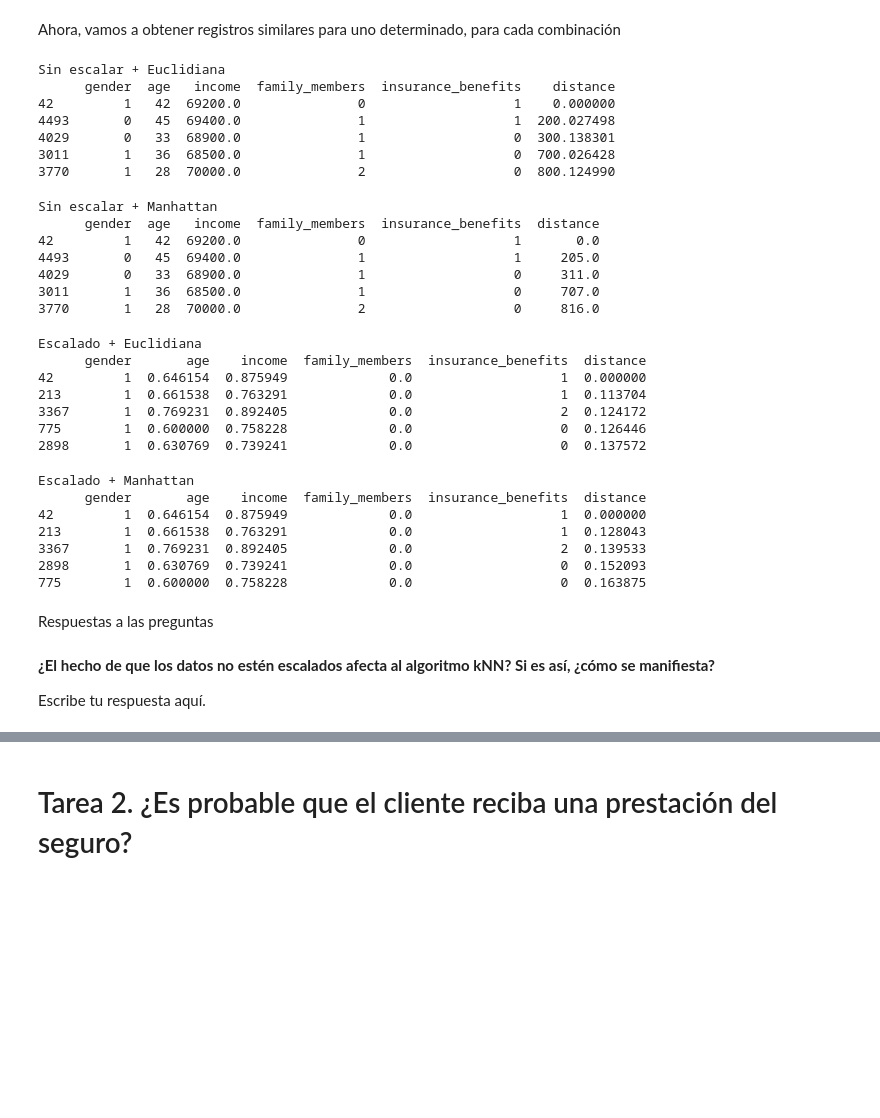
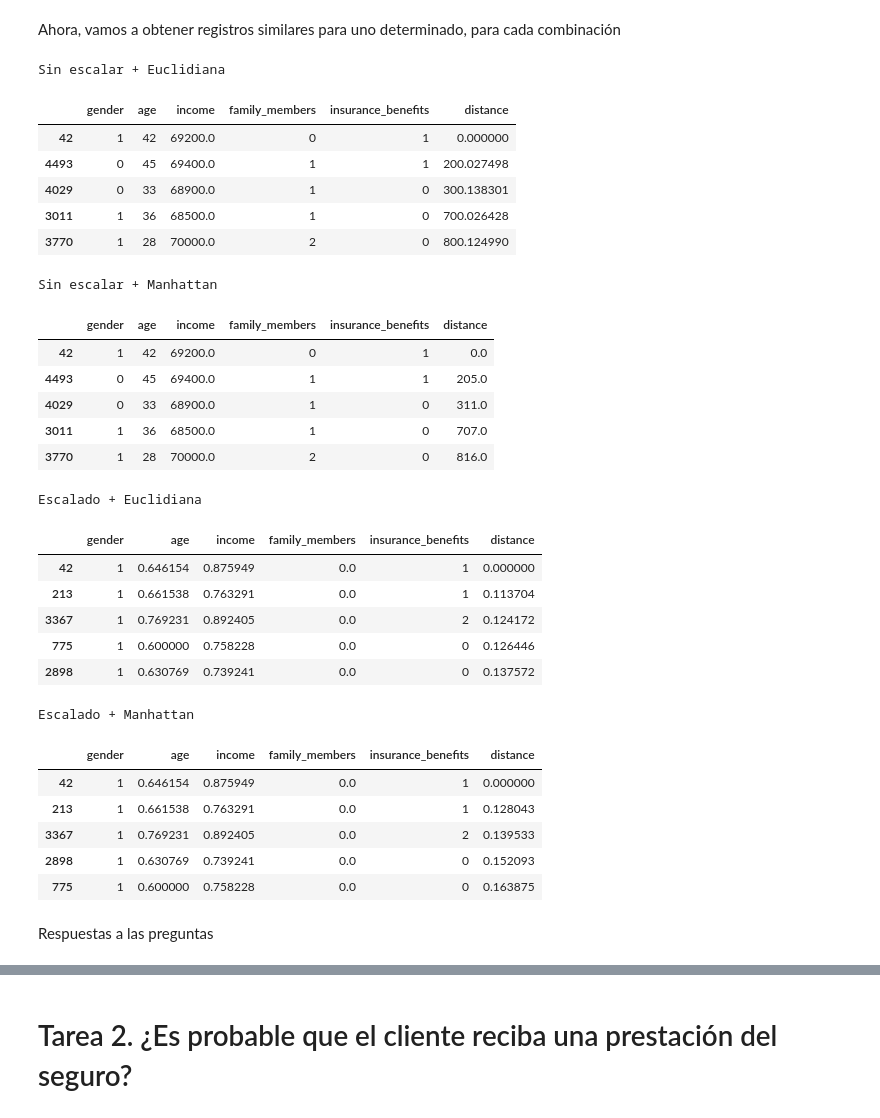
Before and after one commit to LudwinLeon24/data-science-portfolio, a Jupyter notebook: Bootcamp/Project-13/Project-13.ipynb, the cells around one changed output, grey strips where cells are left out. Cells and saved outputs as stored; diff of their text form; code cells hidden in the pictures; blank space fills up the shorter version.

```diff
--- a/Bootcamp/Project-13/Project-13.ipynb
+++ b/Bootcamp/Project-13/Project-13.ipynb
@@ -171,7 +174,8 @@ def get_knn(df, n, k, metric):
     nbrs = NearestNeighbors(n_neighbors=k, metric=metric)
     nbrs.fit(df[feature_names])
 
-    nbrs_distances, nbrs_indices = nbrs.kneighbors([df.iloc[n][feature_names]], k, return_distance=True)
+    nbrs_distances, nbrs_indices = nbrs.kneighbors(df.loc[[n], feature_names], k, return_distance=True)
+
 
     df_res = pd.concat([
         df.iloc[nbrs_indices[0]],
@@ -202,57 +206,53 @@ Ahora, vamos a obtener registros similares para uno determinado, para cada combi
 # %%
 n = 42  # persona para la que quieres encontrar vecinos
 k = 5   # cuántos vecinos quieres
 
 # 1. Sin escalar + Euclidiana
 print("Sin escalar + Euclidiana")
-print(get_knn(df, n, k, 'euclidean'))
+display(get_knn(df, n, k, 'euclidean'))
 # %% [output]
 Sin escalar + Euclidiana
-      gender  age   income  family_members  insurance_benefits    distance
-42         1   42  69200.0               0                   1    0.000000
-4493       0   45  69400.0               1                   1  200.027498
-4029       0   33  68900.0               1                   0  300.138301
-3011       1   36  68500.0               1                   0  700.026428
-3770       1   28  70000.0               2                   0  800.124990
+|  | gender | age | income | family_members | insurance_benefits | distance |
+| 42 | 1 | 42 | 69200.0 | 0 | 1 | 0.000000 |
+| 4493 | 0 | 45 | 69400.0 | 1 | 1 | 200.027498 |
+| 4029 | 0 | 33 | 68900.0 | 1 | 0 | 300.138301 |
+| 3011 | 1 | 36 | 68500.0 | 1 | 0 | 700.026428 |
+| 3770 | 1 | 28 | 70000.0 | 2 | 0 | 800.124990 |
 # %%
 # 2. Sin escalar + Manhattan
 print("\nSin escalar + Manhattan")
-print(get_knn(df, n, k, 'manhattan'))
+display(get_knn(df, n, k, 'manhattan'))
 # %% [output]
 Sin escalar + Manhattan
-      gender  age   income  family_members  insurance_benefits  distance
-42         1   42  69200.0               0                   1       0.0
-4493       0   45  69400.0               1                   1     205.0
-4029       0   33  68900.0               1                   0     311.0
-3011       1   36  68500.0               1                   0     707.0
-3770       1   28  70000.0               2                   0     816.0
+|  | gender | age | income | family_members | insurance_benefits | distance |
+| 42 | 1 | 42 | 69200.0 | 0 | 1 | 0.0 |
+| 4493 | 0 | 45 | 69400.0 | 1 | 1 | 205.0 |
+| 4029 | 0 | 33 | 68900.0 | 1 | 0 | 311.0 |
+| 3011 | 1 | 36 | 68500.0 | 1 | 0 | 707.0 |
+| 3770 | 1 | 28 | 70000.0 | 2 | 0 | 816.0 |
 # %%
 # 3. Escalado + Euclidiana
 print("\nEscalado + Euclidiana")
-print(get_knn(df_scaled, n, k, 'euclidean'))
+display(get_knn(df_scaled, n, k, 'euclidean'))
 # %% [output]
 Escalado + Euclidiana
-      gender       age    income  family_members  insurance_benefits  distance
-42         1  0.646154  0.875949             0.0                   1  0.000000
-213        1  0.661538  0.763291             0.0                   1  0.113704
-3367       1  0.769231  0.892405             0.0                   2  0.124172
-775        1  0.600000  0.758228             0.0                   0  0.126446
-2898       1  0.630769  0.739241             0.0                   0  0.137572
+|  | gender | age | income | family_members | insurance_benefits | distance |
+| 42 | 1 | 0.646154 | 0.875949 | 0.0 | 1 | 0.000000 |
+| 213 | 1 | 0.661538 | 0.763291 | 0.0 | 1 | 0.113704 |
+| 3367 | 1 | 0.769231 | 0.892405 | 0.0 | 2 | 0.124172 |
+| 775 | 1 | 0.600000 | 0.758228 | 0.0 | 0 | 0.126446 |
+| 2898 | 1 | 0.630769 | 0.739241 | 0.0 | 0 | 0.137572 |
 # %%
 # 4. Escalado + Manhattan
 print("\nEscalado + Manhattan")
-print(get_knn(df_scaled, n, k, 'manhattan'))
+display(get_knn(df_scaled, n, k, 'manhattan'))
 # %% [output]
 Escalado + Manhattan
-      gender       age    income  family_members  insurance_benefits  distance
-42         1  0.646154  0.875949             0.0                   1  0.000000
-213        1  0.661538  0.763291             0.0                   1  0.128043
-3367       1  0.769231  0.892405             0.0                   2  0.139533
-2898       1  0.630769  0.739241             0.0                   0  0.152093
-775        1  0.600000  0.758228             0.0                   0  0.163875
+|  | gender | age | income | family_members | insurance_benefits | distance |
+| 42 | 1 | 0.646154 | 0.875949 | 0.0 | 1 | 0.000000 |
+| 213 | 1 | 0.661538 | 0.763291 | 0.0 | 1 | 0.128043 |
+| 3367 | 1 | 0.769231 | 0.892405 | 0.0 | 2 | 0.139533 |
+| 2898 | 1 | 0.630769 | 0.739241 | 0.0 | 0 | 0.152093 |
+| 775 | 1 | 0.600000 | 0.758228 | 0.0 | 0 | 0.163875 |
 # %% [markdown]
 Respuestas a las preguntas
-# %% [markdown]
-**¿El hecho de que los datos no estén escalados afecta al algoritmo kNN? Si es así, ¿cómo se manifiesta?**
-
-Escribe tu respuesta aquí.
```
Also changed, not shown: parts of 18 cells of this notebook.
